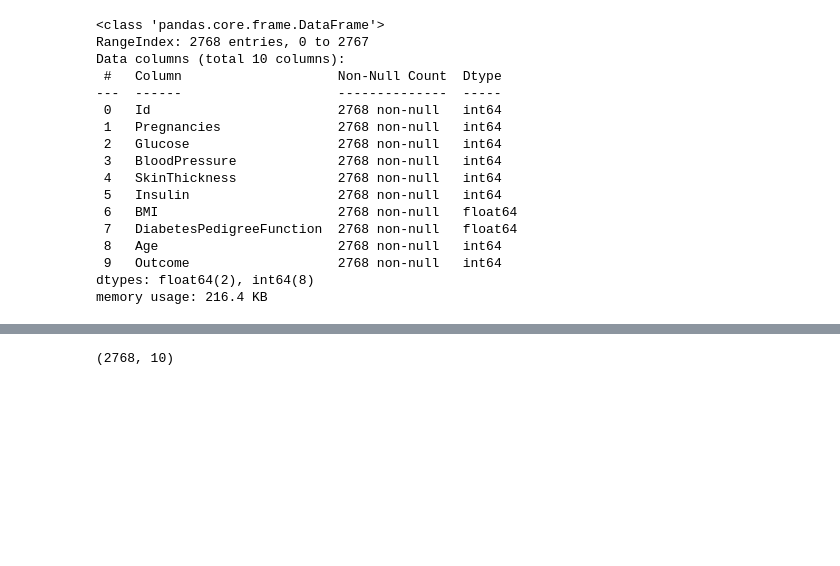
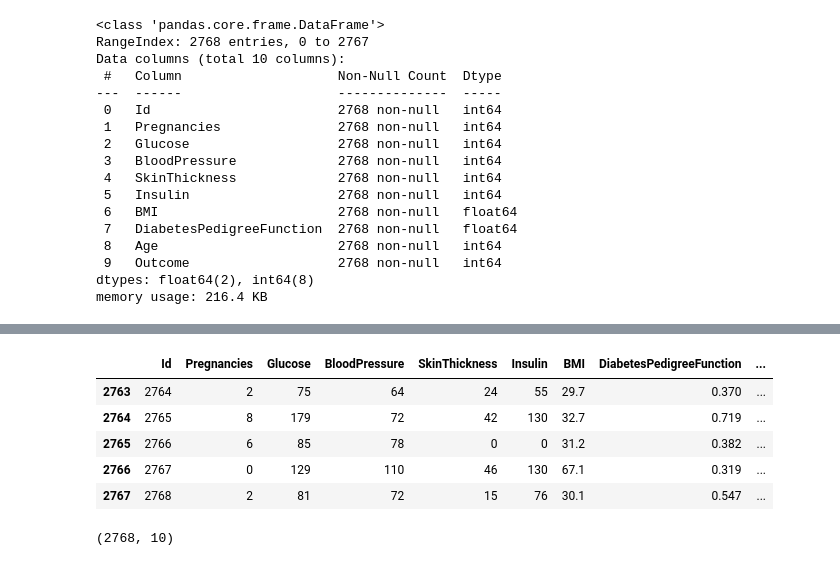
Before and after one commit to songseogyeong/project-machine_learning, a Jupyter notebook: 02_classifier/05_Healthcare_Diabetes_Logistic_Regression_Project/1Cycle.ipynb, the cells around one changed output, grey strips where cells are left out. Drawn from its saved outputs; the diff is of its cells as text; code cells hidden in the pictures; blank space fills up the shorter version.

```diff
--- a/02_classifier/05_Healthcare_Diabetes_Logistic_Regression_Project/1Cycle.ipynb
+++ b/02_classifier/05_Healthcare_Diabetes_Logistic_Regression_Project/1Cycle.ipynb
@@ -76,3 +86,13 @@ memory usage: 216.4 KB
+# %%
+# 하위 5개 데이터 확인
+h_df.tail()
+# %% [output]
+|  | Id | Pregnancies | Glucose | BloodPressure | SkinThickness | Insulin | BMI | DiabetesPedigreeFunction | ... |
+| 2763 | 2764 | 2 | 75 | 64 | 24 | 55 | 29.7 | 0.370 | ... |
+| 2764 | 2765 | 8 | 179 | 72 | 42 | 130 | 32.7 | 0.719 | ... |
+| 2765 | 2766 | 6 | 85 | 78 | 0 | 0 | 31.2 | 0.382 | ... |
+| 2766 | 2767 | 0 | 129 | 110 | 46 | 130 | 67.1 | 0.319 | ... |
+| 2767 | 2768 | 2 | 81 | 72 | 15 | 76 | 30.1 | 0.547 | ... |
 # %%
 # 데이터 세트 형태 확인
 h_df.shape
```
Also changed, not shown: parts of 1 cell of this notebook, 43 other files.
